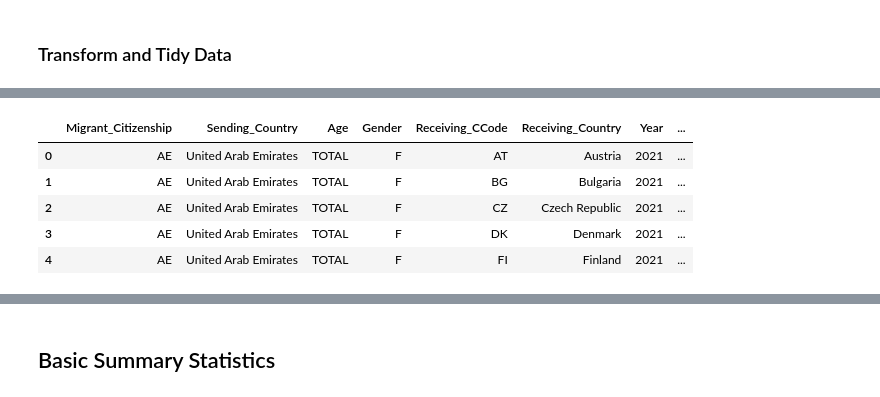
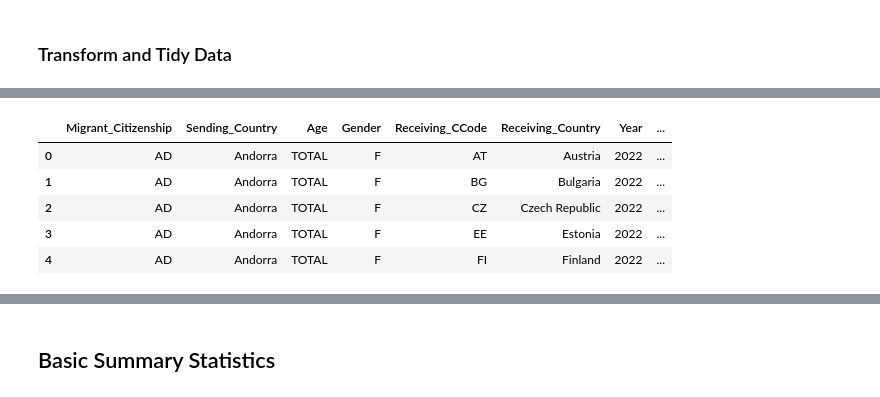
Before and after one commit to barisalan00/barisalan00.github.io, a Jupyter notebook: migration_flows_europe.ipynb, the cells around one changed output, grey strips where cells are left out. Cells and saved outputs as stored; diff of their text form; code cells hidden in the pictures.

```diff
--- a/migration_flows_europe.ipynb
+++ b/migration_flows_europe.ipynb
@@ -50,13 +84,2 @@ import matplotlib.pyplot as plt
 # %% [markdown]
 ### Import Datasets
-# %%
-# Import EU Immigration/2021 Dataset (Eurostate)
-euim_21 = pd.read_csv('/content/barisalan00.github.io/migr_imm1ctz__custom_10260749_linear.csv')
-display(euim_21.head())
-
-# Total number of rows: 91103
-display(euim_21.tail())
-
-# Import country codes dataset (datahub.io)
-country_codes = pd.read_csv('data_csv.csv')
-display(country_codes.head())
@@ -101,7 +190,7 @@ OBS_FLAG       float64
 dtype: object
 # %%
 # Keep only necessary columns and drop redundant ones
-euim_21 = euim_21[['citizen', 'age', 'sex', 'geo', 'TIME_PERIOD', 'OBS_VALUE']]
-euim_21.head()
+euim22 = euim22[['citizen', 'age', 'sex', 'geo', 'TIME_PERIOD', 'OBS_VALUE']]
+euim22.head()
 # %% [output]
 |  | citizen | age | sex | geo | TIME_PERIOD | OBS_VALUE |
@@ -113,11 +202,11 @@ euim_21.head()
 # %%
 # Rename colums for readability
-euim_21.rename(columns={'citizen':'Migrant_Citizenship',
+euim22.rename(columns={'citizen':'Migrant_Citizenship',
                         'age': 'Age',
                         'sex': 'Gender',
                         'geo':'Receiving_CCode',
                         'TIME_PERIOD':'Year',
                         'OBS_VALUE':'Flow'},inplace=True)
-euim_21.head()
+euim22.head()
 # %% [output]
 |  | Migrant_Citizenship | Age | Gender | Receiving_CCode | Year | Flow |
@@ -131,18 +222,18 @@ Despite the Eurostat system displaying country names for the country codes when
 # %%
 # Bring country name information for Migrant Citizenship column (left join to keep all observations at euim_21)
-euim_21 = pd.merge(euim_21, country_codes, left_on='Migrant_Citizenship', right_on='Code', how='left')
+euim22 = pd.merge(euim22, country_codes, left_on='Migrant_Citizenship', right_on='Code', how='left')
 
 # Drop the redundant "Code" column
-euim_21.drop('Code', axis=1, inplace=True)
+euim22.drop('Code', axis=1, inplace=True)
 
 # Rename the 'Name' column to 'Sending_Country'
-euim_21.rename(columns={'Name':'Sending_Country'}, inplace=True)
+euim22.rename(columns={'Name':'Sending_Country'}, inplace=True)
 
 # Move Migrant_Country after Migrant_Citizenship
-col = euim_21.pop('Sending_Country')
-euim_21.insert(1, col.name, col)
+col = euim22.pop('Sending_Country')
+euim22.insert(1, col.name, col)
 
 
-euim_21.head()
+euim22.head()
 # %% [output]
 |  | Migrant_Citizenship | Sending_Country | Age | Gender | Receiving_CCode | Year | Flow |
@@ -154,25 +245,25 @@ euim_21.head()
 # %%
 # Bring country name information for Receiving Country Column (left join to keep all observations at euim_21)
-euim_21 = pd.merge(euim_21, country_codes, left_on='Receiving_CCode', right_on='Code', how='left')
+euim22 = pd.merge(euim22, country_codes, left_on='Receiving_CCode', right_on='Code', how='left')
 
 # Drop the redundant "Code" column
-euim_21.drop('Code', axis=1, inplace=True)
+euim22.drop('Code', axis=1, inplace=True)
 
 # Rename the 'Name' column to 'Receiving_Country'
-euim_21.rename(columns={'Name':'Receiving_Country'}, inplace=True)
+euim22.rename(columns={'Name':'Receiving_Country'}, inplace=True)
 
 # Move Receiving_Country after Receiv_CCode
-col = euim_21.pop('Receiving_Country')
-euim_21.insert(5, col.name, col)
+col = euim22.pop('Receiving_Country')
+euim22.insert(5, col.name, col)
 
 
-euim_21.head()
+euim22.head()
 # %% [output]
 |  | Migrant_Citizenship | Sending_Country | Age | Gender | Receiving_CCode | Receiving_Country | Year | ... |
-| 0 | AE | United Arab Emirates | TOTAL | F | AT | Austria | 2021 | ... |
-| 1 | AE | United Arab Emirates | TOTAL | F | BG | Bulgaria | 2021 | ... |
-| 2 | AE | United Arab Emirates | TOTAL | F | CZ | Czech Republic | 2021 | ... |
-| 3 | AE | United Arab Emirates | TOTAL | F | DK | Denmark | 2021 | ... |
-| 4 | AE | United Arab Emirates | TOTAL | F | FI | Finland | 2021 | ... |
+| 0 | AD | Andorra | TOTAL | F | AT | Austria | 2022 | ... |
+| 1 | AD | Andorra | TOTAL | F | BG | Bulgaria | 2022 | ... |
+| 2 | AD | Andorra | TOTAL | F | CZ | Czech Republic | 2022 | ... |
+| 3 | AD | Andorra | TOTAL | F | EE | Estonia | 2022 | ... |
+| 4 | AD | Andorra | TOTAL | F | FI | Finland | 2022 | ... |
 # %%
 # Check if we lost any cells at the merge operations.
```
Also changed, not shown: parts of 75 cells of this notebook, 1 other file.
